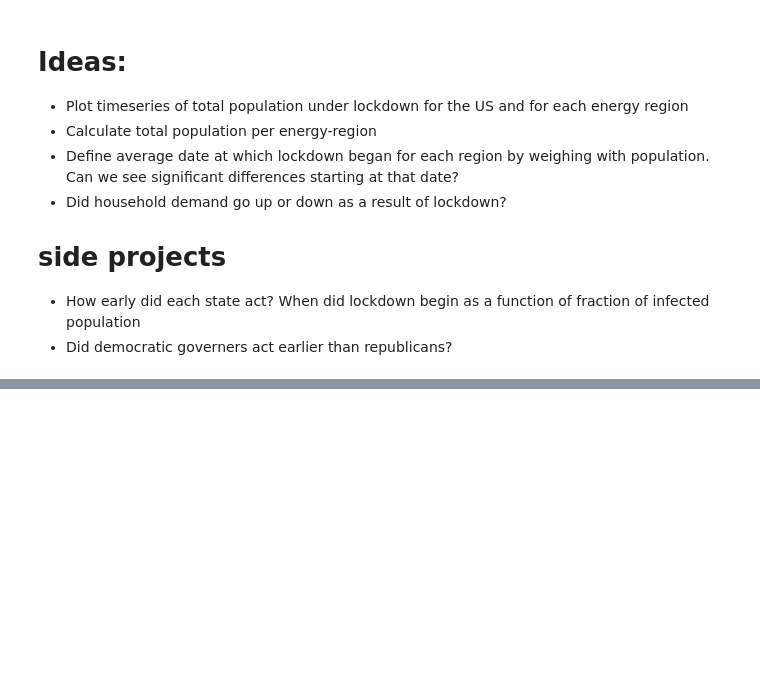
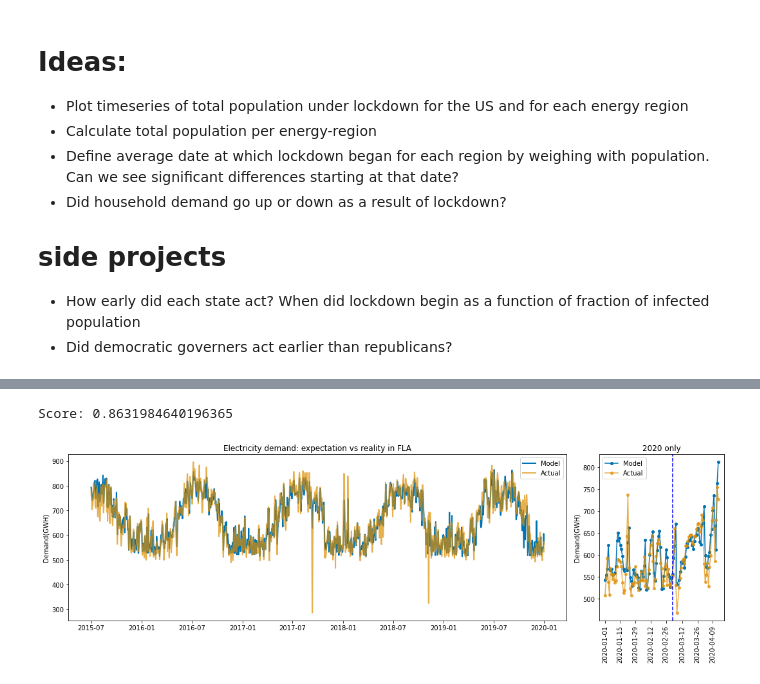
Before and after one commit to emapple/social, a Jupyter notebook: utils/model_tools.ipynb, the cells around one changed output, grey strips where cells are left out. Drawn from its saved outputs; the diff is of its cells as text; code cells hidden in the pictures; blank space fills up the shorter version.

```diff
--- a/utils/model_tools.ipynb
+++ b/utils/model_tools.ipynb
@@ -185,7 +176,7 @@ weighted_temperature('MIDA').sample(15)
 # %%
 # Generate all the Regional temperature files. Only need to run this once.
-# for region in regions:
-#     weighted_temperature(region)
+for region in regions:
+    weighted_temperature(region)
 # %%
 def df_for_region(region):
 
@@ -195,7 +186,7 @@ def df_for_region(region):
 
     index : DATE,
     [23]columns:
-    [04] standardscaled temperatures to the 4th degree,
+    [04] temperatures to the 4th degree,
     [06] onehotencoded days of the week,
     [11] onehotencoded month,
     [01] Holiday(1 or 0)
@@ -218,42 +209,32 @@ def df_for_region(region):
                 'TEN': 'Tennessee',
                 'TEX':'Texas'}
 
-    df_tot = pd.DataFrame([])
     """creates a dataframe of the form
     index: Date
     columns: Onehotencoded days,Onehotencoded months, t, t^2, t^3, t^4, Holidays, Demand """
+
+
 
     filepath = f'{DATA_DIR}' + "/" + f'Regional_{region}_2015-2020.csv'
     T_all = pd.read_csv(filepath,usecols = ['DATE','T_WA'], parse_dates = ['DATE'])
     T_all.set_index('DATE', inplace = True)
 
-    T_all['DOW'] = T_all.index.dayofweek
-    dummies = pd.get_dummies(T_all['DOW'], prefix ='D', drop_first =True) #encoding Day of the week
-
-    T_all['Month'] = T_all.index.month
-    dummies_month = pd.get_dummies(T_all['Month'],prefix ='M', drop_first =True)  #encoding Month
-
-
-
-    r_avg = (T_all['T_WA']
-                               .rolling(7, win_type='boxcar')
-                               .mean()
-                               )# rolling average of Temperature
-    r_avg.dropna(inplace = True)# dropping leading and tailing nans
-
-
-    X = r_avg.values.reshape(-1, 1) # reshaping Temperature data into a 2d np array
-    scaler = StandardScaler()
-    X = scaler.fit_transform(X)# fitting and scaling temperature data
+    X = T_all['T_WA'].values.reshape(-1, 1)
 
     deg = 4 #Degree of features to be generated i.e T, T^2, T^3 ...T^deg
 
     poly = PolynomialFeatures(deg, include_bias = False) #Generates Polynomial terms
     Poly4_all= pd.DataFrame(poly.fit_transform(X),
-                            index = r_avg.index,
+                            index = T_all.index,
                             columns = [f'T{i}' for i in range(deg)]) #Generates Polynomial terms
 
-    Poly4_all= Poly4_all.merge(dummies, on = 'DATE', how = 'left') # adding day of week cols to frame
+    T_all['DOW'] = T_all.index.dayofweek
+    dummies_day = pd.get_dummies(T_all['DOW'], prefix ='D') #encoding Day of the week
+
+    T_all['Month'] = T_all.index.month
+    dummies_month = pd.get_dummies(T_all['Month'],prefix ='M')  #encoding Month
+
+    Poly4_all= Poly4_all.merge(dummies_day, on = 'DATE', how = 'left') # adding day of week cols to frame
     Poly4_all= Poly4_all.merge(dummies_month, on = 'DATE', how = 'left') # adding month cols to frame
 
     def isholiday(row):
@@ -265,6 +246,7 @@ def df_for_region(region):
             return 1
         else:
             return 0
+
     Poly4_all['Holiday'] = Poly4_all.apply(isholiday, axis = 1) # Adding Holidays feature. 1 if holiday, 0 otherwise
 
     #add more features here later if required
@@ -273,7 +255,7 @@ def df_for_region(region):
     rolling_mean_demand = (energy_all
                                     .groupby(level=0)['Demand']
                                     .sum(min_count =24)
-                                    .rolling(7, win_type='boxcar')
+                                    .rolling(1, win_type='boxcar')
                                     .mean()) # rolling mean of energy demand
 
     rolling_mean_demand.dropna(inplace =True) # dropping leading and tailing nans
@@ -282,8 +264,8 @@ def df_for_region(region):
                                 left_index = True, right_index = True, how = 'inner') # Adding demand col to frame
 
 
-    date_last = pd.to_datetime('2020-01-01') # this date is the boundary between the training and testing set
 
+    date_last = pd.to_datetime('2020-01-01')
     df_till_2019 = Poly4_all[Poly4_all.index < date_last] # Data till 2019
     df_2020 = Poly4_all[Poly4_all.index >= date_last] # Data for 2020
 
@@ -378,0 +362,5 @@ Score for model till 2019: 0.8276095046789328
+# %%
+plot_model_region('FLA')
+# %% [output]
+Score: 0.8631984640196365
+[figure, added]
```
Also changed, not shown: parts of 15 cells of this notebook, 4 other files.
